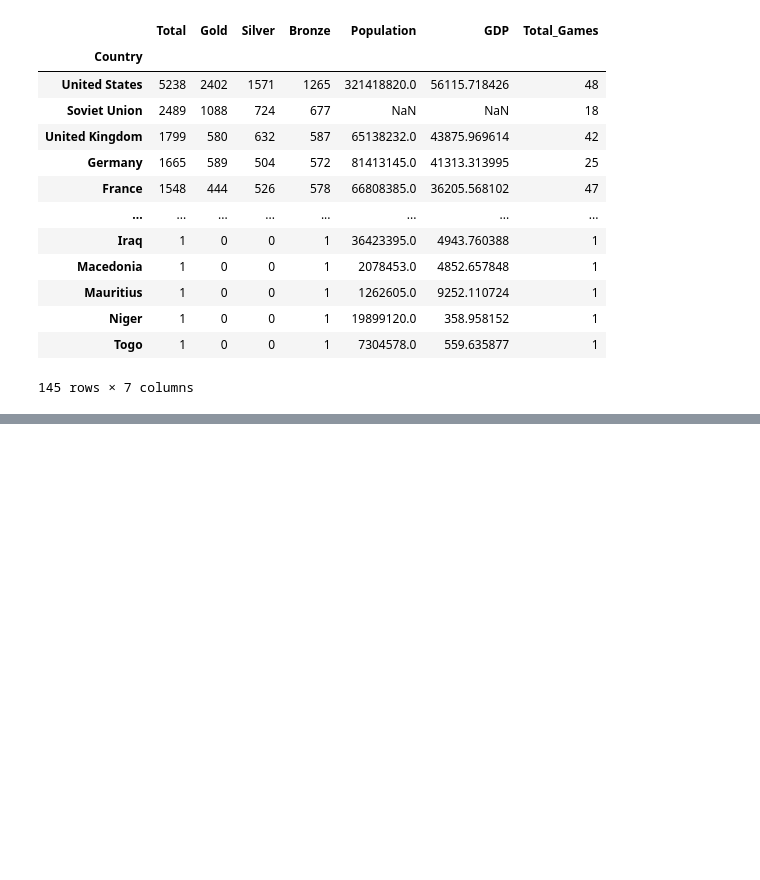
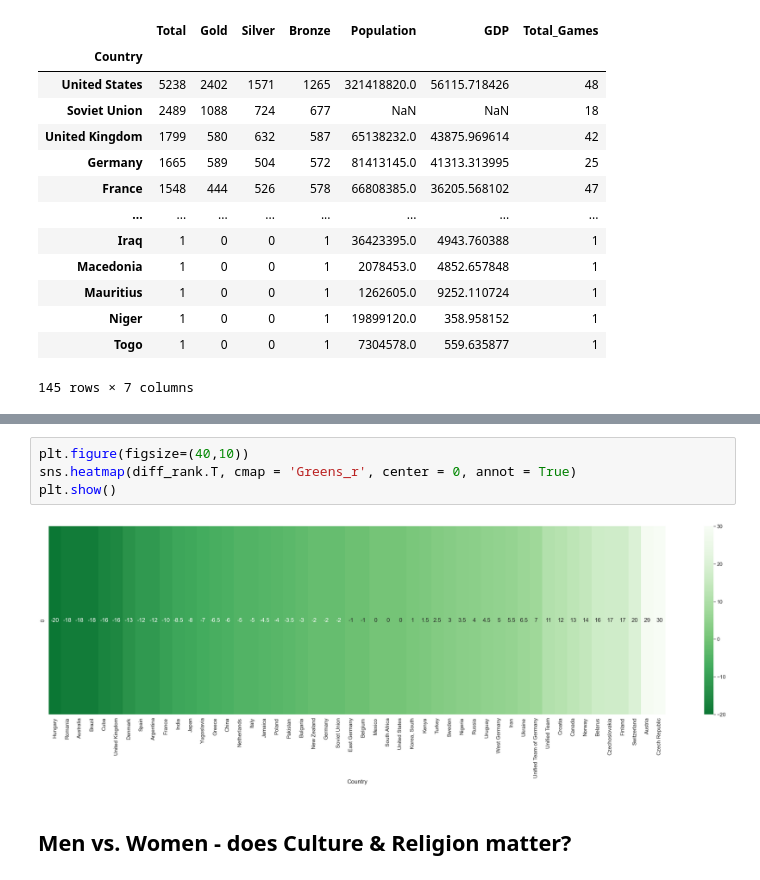
Before and after one commit to Yurhigz/Olympic-Medal-Project, a Jupyter notebook: Explanatory_DataAnalysis_Challenge/Project_Explanatory_Data_Analysis.ipynb, the cells around one changed output, grey strips where cells are left out. Drawn from its saved outputs; the diff is of its cells as text; blank space fills up the shorter version.

```diff
--- a/Explanatory_DataAnalysis_Challenge/Project_Explanatory_Data_Analysis.ipynb
+++ b/Explanatory_DataAnalysis_Challenge/Project_Explanatory_Data_Analysis.ipynb
@@ -579,0 +732,8 @@ medals_per_country.rank(ascending=False).head(50)
+# %%
+plt.figure(figsize=(40,10))
+sns.heatmap(diff_rank.T, cmap = 'Greens_r', center = 0, annot = True)
+plt.show()
+# %% [output]
+[figure, added]
+# %% [markdown]
+## Men vs. Women - does Culture & Religion matter?
```
Also changed, not shown: parts of 34 cells of this notebook.
